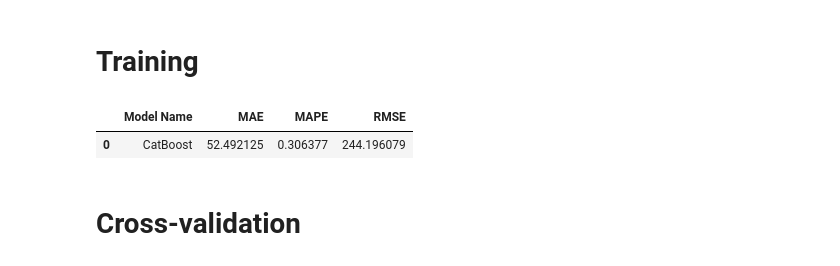
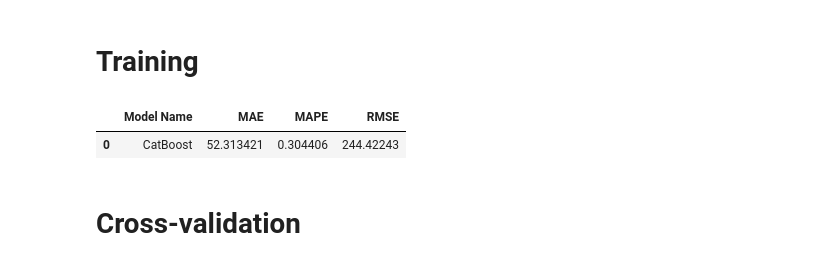
Before and after one commit to Eduardo-95-DS/lighthouse-challenge, a Jupyter notebook: notebooks/look_5.0-ear-model_apply.ipynb, the cells around one changed output. Saved outputs shown, nothing was run; the diff lists cells and outputs as text; code cells hidden in the pictures.

Commit message:
updated with latest model

```diff
--- a/notebooks/look_5.0-ear-model_apply.ipynb
+++ b/notebooks/look_5.0-ear-model_apply.ipynb
@@ -107,6 +107,15 @@ def count_words (list):
 
     return word_counts
 
+
+high_price = ['townhouse', 'luxury','hidde2','penthouse', 'chelsea', 'superbowl',
+                     'suite', 'soho', 'duplex', 'events', 'tribeca', 'film',
+                     'service', 'tower', 'beekman', '3br', 'terrace']
+
+low_price=['1br','harlem','br' , 'near','bushwick', 'harlem','close', 'subway',
+       'train','bushwick', 'shared', 'subway', 'train', 'close', 'jfk',
+       'heights', 'comfortable', 'lga', 'queens']
+
 def categorize_listing(row):
     if row['bairro_group'] == 'Manhattan' and row['room_type'] == 'Entire home/apt' and any(keyword in row['nome'] for keyword in high_price):
         return 'classy'
@@ -144,6 +153,8 @@ def filter_mean(df,bairro_group,bairro,room_type):
 df_raw=pd.read_csv('../datasets/raw.csv')
 
 def train_results(df):
+
+    df=df_raw.copy()
 
     x_train, y_train, x_val, y_val, x_test, y_test = train_valid_test_split(df,
                                                             target = 'price',
@@ -161,7 +172,7 @@ def train_results(df):
     x_val['reviews_por_mes'] = np.where(x_val['reviews_por_mes'].isna(), 0, x_val['reviews_por_mes'])
 
     cols = ['nome','host_name']
-    df[cols] = np.where(df[cols].isna(), 'desconhecido', x_val[cols])
+    df[cols] = np.where(df[cols].isna(), 'desconhecido', df[cols])
     x_val[cols] = np.where(x_val[cols].isna(), 'desconhecido', x_val[cols])
 
     # feature creation
@@ -207,41 +218,60 @@ def train_results(df):
     y_train=np.log1p(y_train)
     y_val=np.log1p(y_val)
 
+    te = TargetEncoder(cols=['bairro_group'])
+    x_train = te.fit_transform(x_train, y_train)
+    x_val = te.transform(x_val)
 
-    X_train=X_train[['bairro', 'bairro_group','ultima_review',
+    # bairro
+    te = TargetEncoder(cols=['bairro'])
+    x_train = te.fit_transform(x_train, y_train)
+    x_val = te.transform(x_val)
+
+    # room_type
+    te = TargetEncoder(cols=['room_type'])
+    x_train = te.fit_transform(x_train, y_train)
+    x_val = te.transform(x_val)
+
+    # category
+    te = TargetEncoder(cols=['category'])
+    x_train = te.fit_transform(x_train, y_train)
+    x_val = te.transform(x_val)
+
+    # feature selection
+    X_train=x_train[['bairro', 'bairro_group','ultima_review',
        'minimo_noites', 'numero_de_reviews', 'calculado_host_listings_count',
        'disponibilidade_365', 'latitude','longitude', 'category',
        'room_type']]
 
-    X_val=X_val[['bairro', 'bairro_group','ultima_review',
+    X_val=x_val[['bairro', 'bairro_group','ultima_review',
        'minimo_noites', 'numero_de_reviews', 'calculado_host_listings_count',
        'disponibilidade_365', 'latitude','longitude', 'category',
        'room_type']]
 
-    # prediction
+    # model definition and training
     cat=CatBoostRegressor(logging_level='Silent').fit(X_train,y_train)
 
     # prediction
     cat_yhat=cat.predict(X_val)
 
     mae_cat = mean_absolute_error(np.expm1(y_val), np.expm1(cat_yhat))
     mape_cat = mean_absolute_percentage_error_func(np.expm1(y_val), np.expm1(cat_yhat))
     mse_cat = mean_squared_error(np.expm1(y_val), np.expm1(cat_yhat))
     rmse_cat = np.sqrt(mse_cat)
 
 
     final_result_cat = pd.DataFrame({'Model Name': 'CatBoost',
                            'MAE': mae_cat,
                            'MAPE': mape_cat,
                            'RMSE': rmse_cat}, index=[0])
 
     return final_result_cat
 
 result = train_results(df_raw)
 result
 # %% [output]
 |  | Model Name | MAE | MAPE | RMSE |
-| 0 | CatBoost | 52.492125 | 0.306377 | 244.196079 |
+| 0 | CatBoost | 52.313421 | 0.304406 | 244.42243 |
 # %% [markdown]
 # **Cross-validation**
 # %%
```
Also changed, not shown: parts of 11 cells of this notebook.
